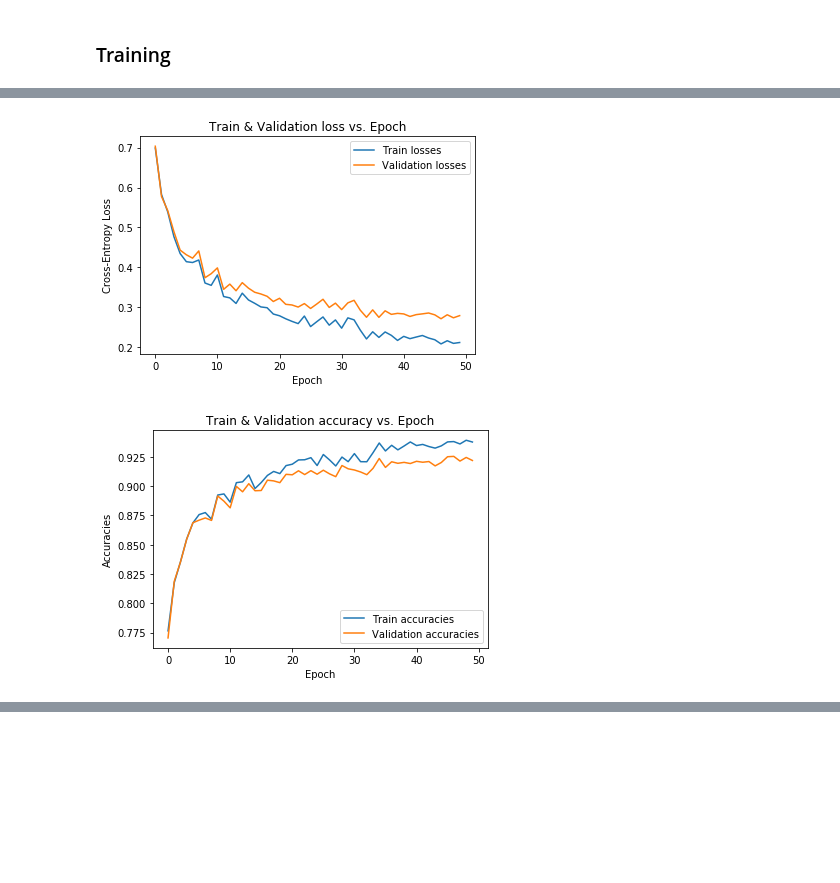
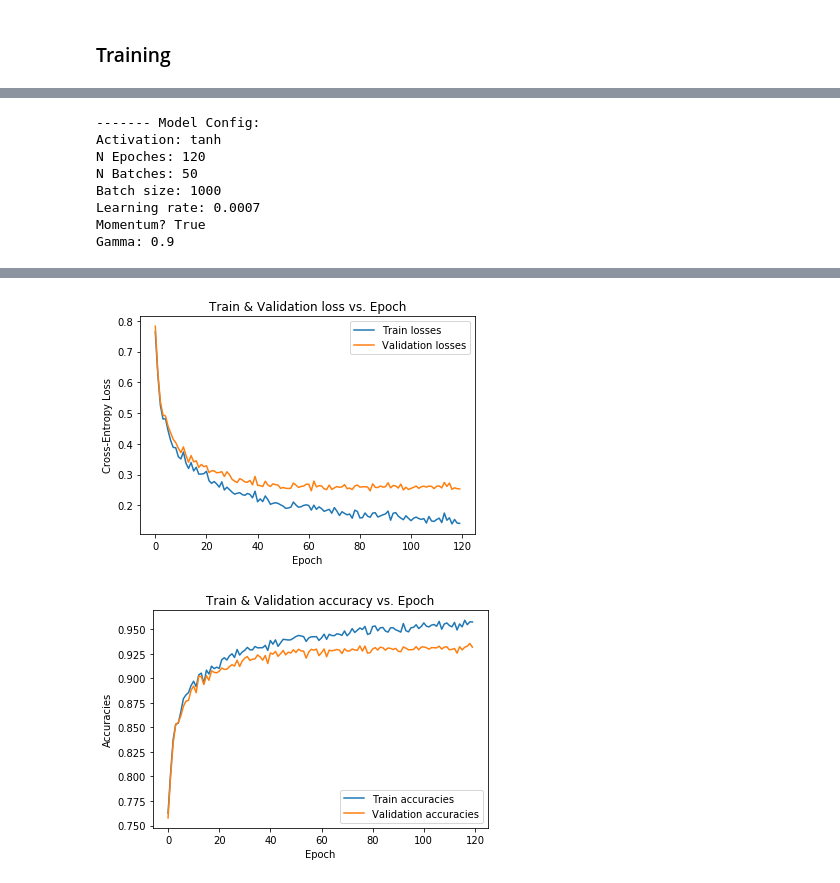
Before and after one commit to aunnnn/PA2-Backprop, a Jupyter notebook: main_neuralnet.ipynb, the cells around one changed output, grey strips where cells are left out. Cells and saved outputs as stored; diff of their text form; code cells hidden in the pictures; blank space fills up the shorter version.

```diff
--- a/main_neuralnet.ipynb
+++ b/main_neuralnet.ipynb
@@ -541,15 +569,23 @@ def default_config_part_c():
   config = {}
   config['layer_specs'] = [784, 50, 10]  # The length of list denotes number of hidden layers; each element denotes number of neurons in that layer; first element is the size of input layer, last element is the size of output layer.
   config['activation'] = 'tanh' # Takes values 'sigmoid', 'tanh' or 'ReLU'; denotes activation function for hidden layers
-  config['batch_size'] = 500  # Number of training samples per batch to be passed to network
+  config['batch_size'] = 128  # Number of training samples per batch to be passed to network
   config['epochs'] = 100  # Number of epochs to train the model
   config['early_stop'] = True  # Implement early stopping or not
   config['early_stop_epoch'] = 5  # Number of epochs for which validation loss increases to be counted as overfitting
   config['L2_penalty'] = 0  # Regularization constant
   config['momentum'] = True  # Denotes if momentum is to be applied or not
   config['momentum_gamma'] = 0.9  # Denotes the constant 'gamma' in momentum expression
-  config['learning_rate'] = 0.0007 # Learning rate of gradient descent algorithm
+  config['learning_rate'] = 0.01 # Learning rate of gradient descent algorithm
   return config
+
+def custom_config_from_part_c(diff_config):
+  """Return config modified from part c) with the provided dict"""
+
+  config = default_config_part_c()
+  for k,v in diff_config.items():
+    config[k] = v
+  return config
 # %% [markdown]
 ### Training
 # %%
@@ -584,5 +630,20 @@ Epoch: 13 loss train: 0.30931230244524455 loss validate: 0.34108354027617804
-# %%
-plot_from_train_report(train_report)
-# %% [output]
-[figure, removed]
-[figure, removed]
+# %%
+def test4():
+  config = custom_config_from_part_c({
+    'batch_size': 1000,
+    'learning_rate': 0.0007,
+    'epochs': 120
+  })
+  report = evaluate_model(config)
+  train_report = report['train_report']
+  plot_from_train_report(train_report)
+test4()
+# %% [output]
+------- Model Config:
+Activation: tanh
+N Epoches: 120
+N Batches: 50
+Batch size: 1000
+Learning rate: 0.0007
+Momentum? True
+Gamma: 0.9
@@ -588,0 +668,2 @@ plot_from_train_report(train_report)
+[figure, added]
+[figure, added]
```
Also changed, not shown: parts of 4 cells of this notebook, 1 other file.
